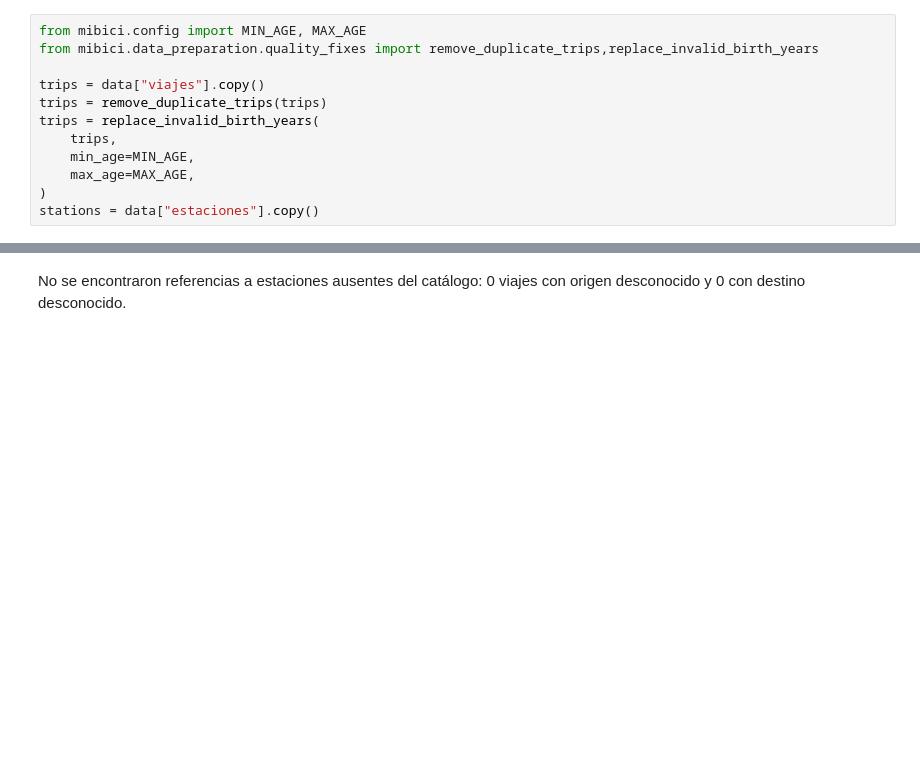
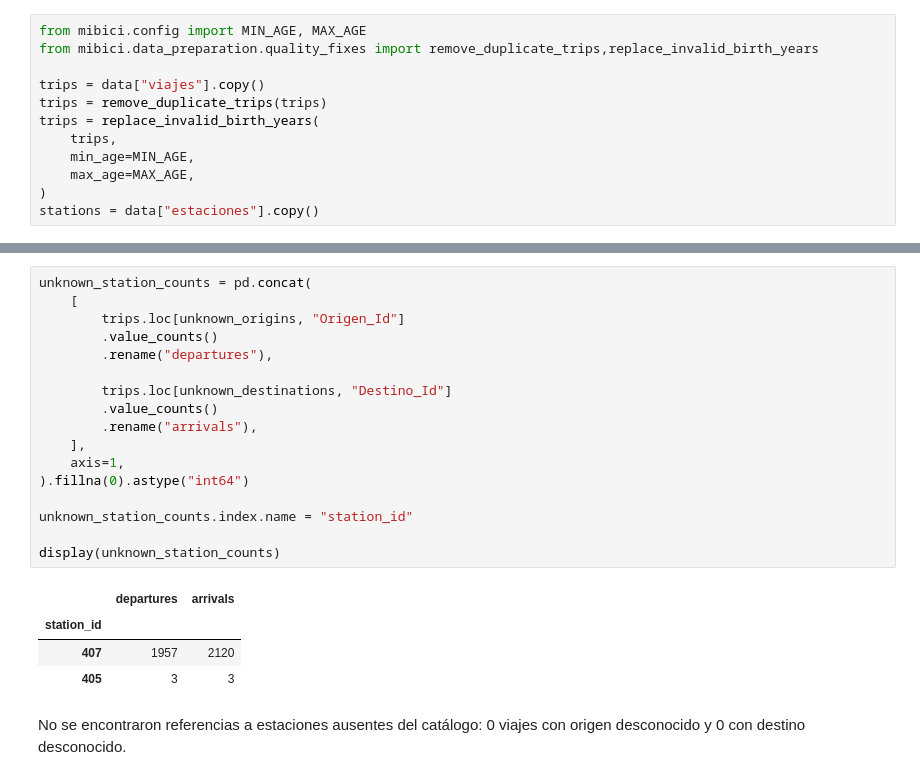
Before and after one commit to ChadayL/TC5061-Proyecto-Equipo40, a Jupyter notebook: notebooks/01_data_understanding/1.1-co-quality.ipynb, the cells around one changed output, grey strips where cells are left out. Drawn from its saved outputs; the diff is of its cells as text; blank space fills up the shorter version.

```diff
--- a/notebooks/01_data_understanding/1.1-co-quality.ipynb
+++ b/notebooks/01_data_understanding/1.1-co-quality.ipynb
@@ -368,3 +368,25 @@ Viajes con destino fuera del catálogo: 0
+# %%
+unknown_station_counts = pd.concat(
+    [
+        trips.loc[unknown_origins, "Origen_Id"]
+        .value_counts()
+        .rename("departures"),
+
+        trips.loc[unknown_destinations, "Destino_Id"]
+        .value_counts()
+        .rename("arrivals"),
+    ],
+    axis=1,
+).fillna(0).astype("int64")
+
+unknown_station_counts.index.name = "station_id"
+
+display(unknown_station_counts)
+# %% [output]
+|  | departures | arrivals |
+| station_id |  |  |
+| 407 | 1957 | 2120 |
+| 405 | 3 | 3 |
 # %% [markdown]
 No se encontraron referencias a estaciones ausentes del catálogo:
 0 viajes con origen desconocido y 0 con destino desconocido.
```
Also changed, not shown: parts of 1 cell of this notebook, 4 other files.
